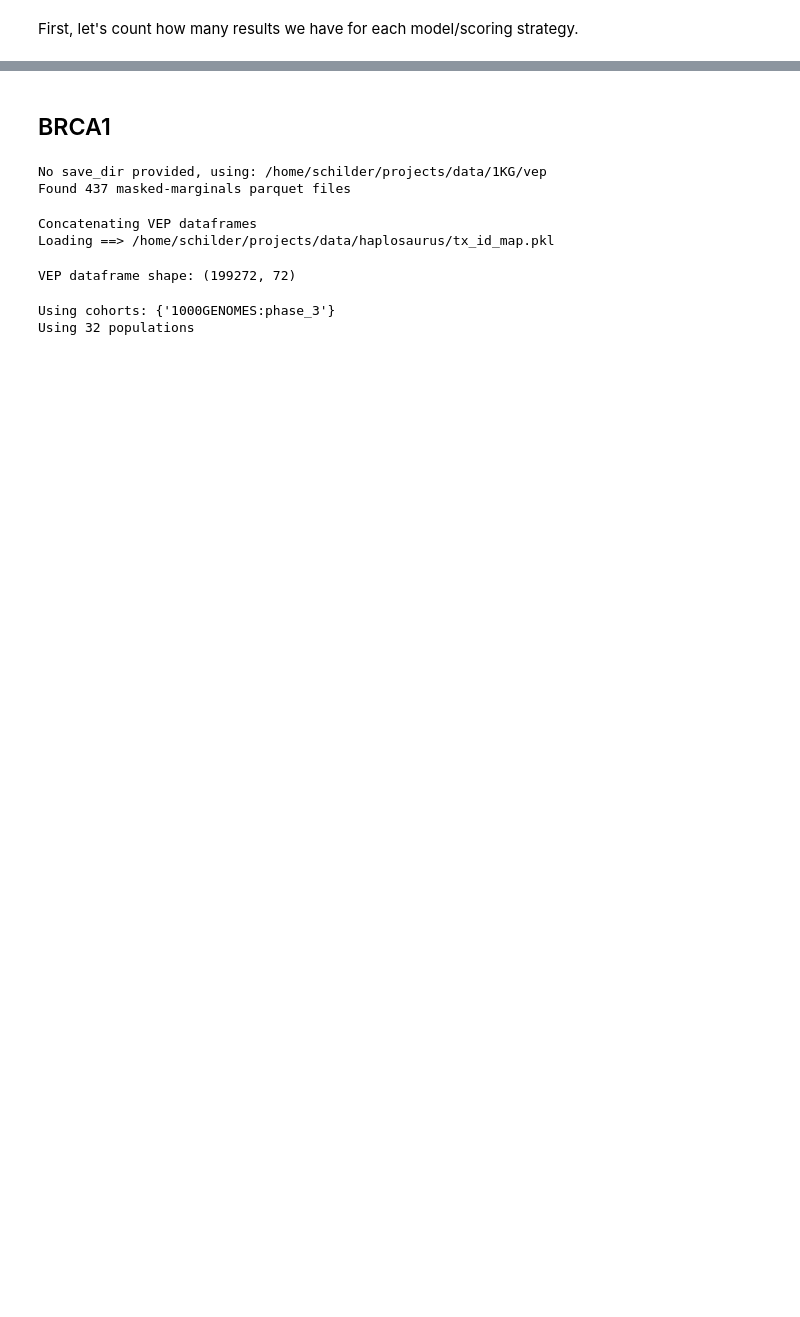
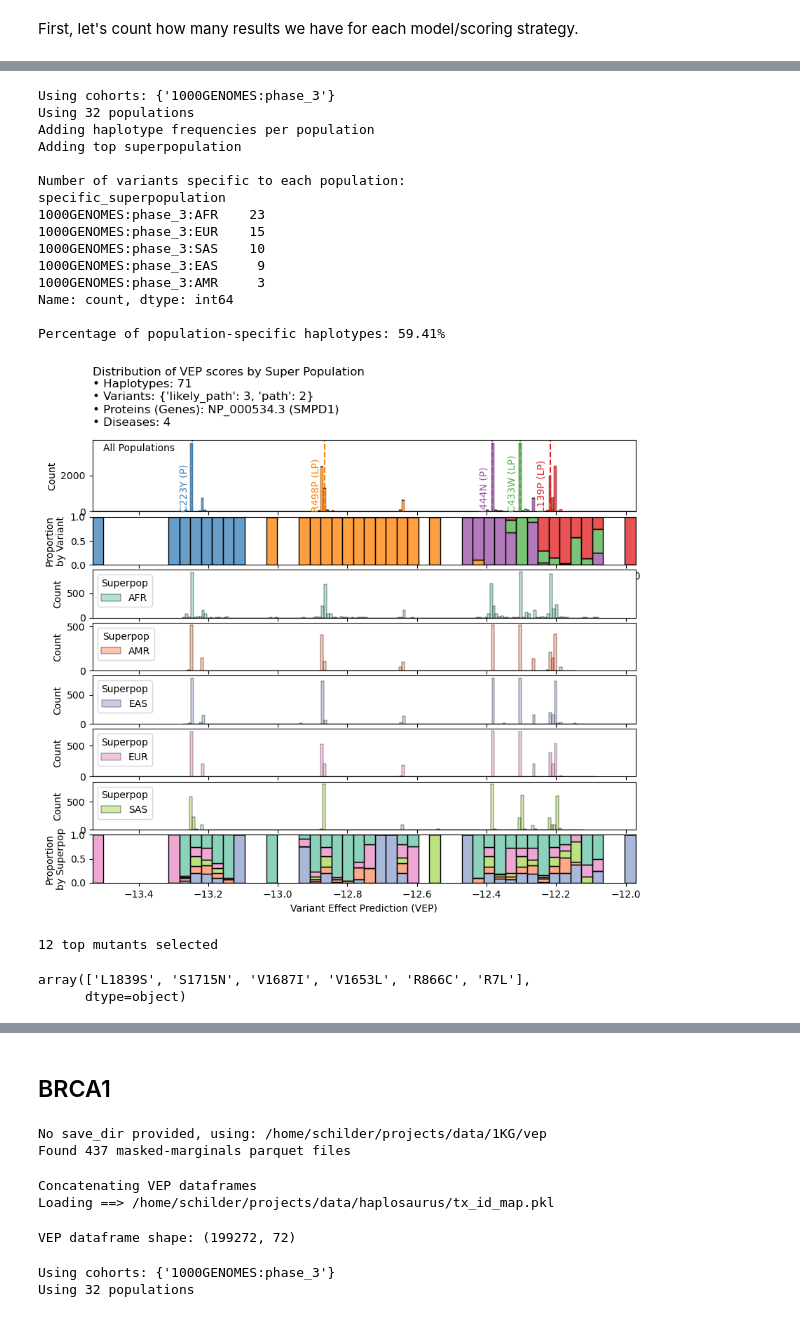
Before and after one commit to bschilder/VEP_protein, a Jupyter notebook: notebooks/VEP_case_studies.ipynb, the cells around one changed output, grey strips where cells are left out. Cells and saved outputs as stored; diff of their text form; code cells hidden in the pictures; blank space fills up the shorter version.

```diff
--- a/notebooks/VEP_case_studies.ipynb
+++ b/notebooks/VEP_case_studies.ipynb
@@ -47,0 +235,41 @@ protein: 2142
+# %%
+plot_df = va.plot_vep_by_superpop(vep_df=npd_df,
+                                  remove_zeros=True,
+                                  within_site_var=within_site_var,
+                                  i=None,
+                                  haps_to_samples=haps_to_samples,
+                                  figsize=(10, 8),
+                                  palette="Set1",
+                                  hue_top="mutant",
+                                  hue="Super Population",
+                                  hue_bottom="Super Population",
+
+                                  unique_haplotypes = False)
+# %% [output]
+Using cohorts: {'1000GENOMES:phase_3'}
+Using 32 populations
+Adding haplotype frequencies per population
+Adding top superpopulation
+
+Number of variants specific to each population:
+specific_superpopulation
+1000GENOMES:phase_3:AFR    23
+1000GENOMES:phase_3:EUR    15
+1000GENOMES:phase_3:SAS    10
+1000GENOMES:phase_3:EAS     9
+1000GENOMES:phase_3:AMR     3
+Name: count, dtype: int64
+
+Percentage of population-specific haplotypes: 59.41%
+[figure, added]
+# %%
+brca_df = va.filter_top_mutants(vep_df=vep_df,
+                                within_site_var=within_site_var,
+                                search_col=["GENEINFO","GENEINFO"],
+                                search_terms=["brca"],
+                                mutants_per_group=3)
+brca_df["mutant"].unique()
+# %% [output]
+12 top mutants selected
+array(['L1839S', 'S1715N', 'V1687I', 'V1653L', 'R866C', 'R7L'],
+      dtype=object)
```
Also changed, not shown: parts of 18 cells of this notebook, 15 other files.
